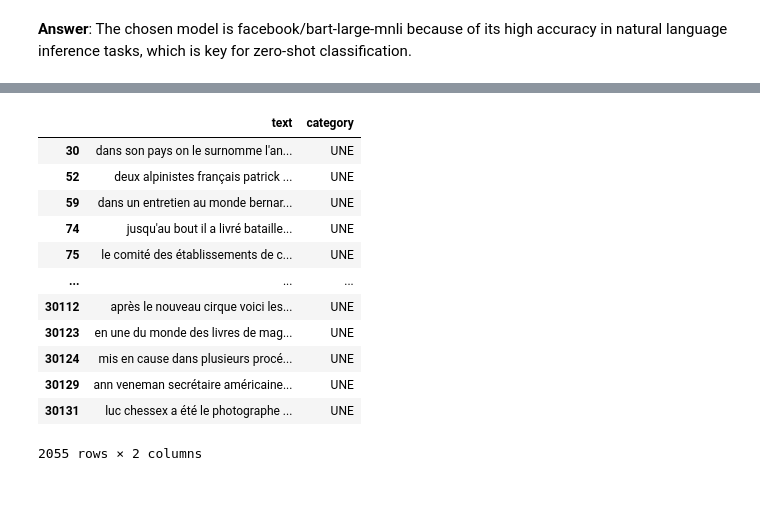
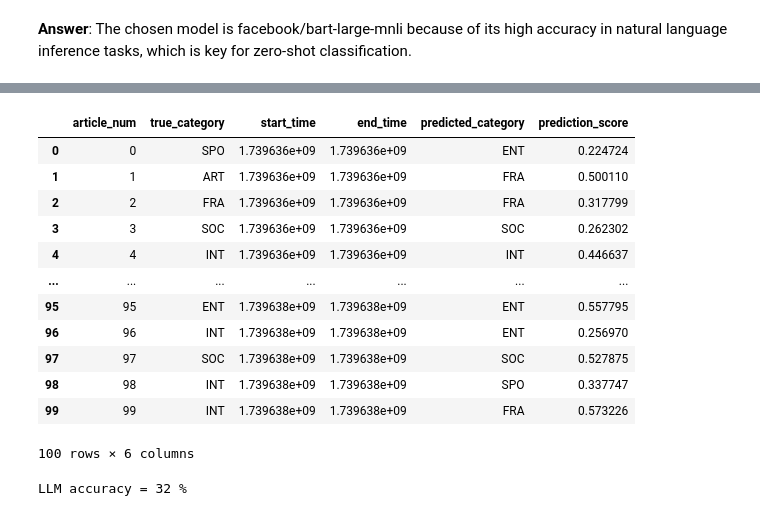
Before and after one commit to Kodro23/nlp-lab-text-classification, a Jupyter notebook: TextClassification_LeMonde.ipynb, the cells around one changed output, grey strips where cells are left out. Saved outputs shown, nothing was run; the diff lists cells and outputs as text; code cells hidden in the pictures.

```diff
--- a/TextClassification_LeMonde.ipynb
+++ b/TextClassification_LeMonde.ipynb
@@ -366,23 +342,50 @@ To enable the following instructions: AVX2 FMA, in other operations, rebuild Ten
 # %%
 mnli={}
+mnli["article_num"]=[]
+mnli["true_category"]=[]
+mnli["start_time"]=[]
+mnli["end_time"]=[]
+mnli["predicted_category"]=[]
+mnli["prediction_score"]=[]
 for i in range(100):
     mnli["article_num"].append(i)
-    mnli["category"].append(lemonde_sans_une.iloc[i]["category"])
+    mnli["true_category"].append(lemonde_sans_une.iloc[i]["category"])
     mnli["start_time"].append(time.time())
-start_time = time.time()
-result = classifier(article, candidate_labels)
-end_time = time.time()
+    result = classifier(lemonde_sans_une.iloc[i]["text"], candidate_labels)
+    mnli["end_time"].append(time.time())
+    mnli["predicted_category"].append(result['labels'][0])
+    mnli["prediction_score"].append(result['scores'][0])
-# %% [output]
-|  | text | category |
-| 30 | dans son pays on le surnomme l'an... | UNE |
-| 52 | deux alpinistes français patrick ... | UNE |
-| 59 | dans un entretien au monde bernar... | UNE |
-| 74 | jusqu'au bout il a livré bataille... | UNE |
-| 75 | le comité des établissements de c... | UNE |
-| ... | ... | ... |
-| 30112 | après le nouveau cirque voici les... | UNE |
-| 30123 | en une du monde des livres de mag... | UNE |
-| 30124 | mis en cause dans plusieurs procé... | UNE |
-| 30129 | ann veneman secrétaire américaine... | UNE |
-| 30131 | luc chessex a été le photographe ... | UNE |
-2055 rows × 2 columns
+# %%
+#Load predictions in dataset
+predictions_dataset=pd.DataFrame(mnli)
+#Format category into the original format
+replacement_dict = {'sport': "SPO",
+                    'art': "ART",
+                    'france': "FRA",
+                    'social': "SOC",
+                    'international': "INT",
+                    'entreprise':"ENT"
+                    }
+
+# Replace values
+predictions_dataset["predicted_category"] = predictions_dataset["predicted_category"].map(replacement_dict)
+predictions_dataset
+# %% [output]
+|  | article_num | true_category | start_time | end_time | predicted_category | prediction_score |
+| 0 | 0 | SPO | 1.739636e+09 | 1.739636e+09 | ENT | 0.224724 |
+| 1 | 1 | ART | 1.739636e+09 | 1.739636e+09 | FRA | 0.500110 |
+| 2 | 2 | FRA | 1.739636e+09 | 1.739636e+09 | FRA | 0.317799 |
+| 3 | 3 | SOC | 1.739636e+09 | 1.739636e+09 | SOC | 0.262302 |
+| 4 | 4 | INT | 1.739636e+09 | 1.739636e+09 | INT | 0.446637 |
+| ... | ... | ... | ... | ... | ... | ... |
+| 95 | 95 | ENT | 1.739638e+09 | 1.739638e+09 | ENT | 0.557795 |
+| 96 | 96 | INT | 1.739638e+09 | 1.739638e+09 | ENT | 0.256970 |
+| 97 | 97 | SOC | 1.739638e+09 | 1.739638e+09 | SOC | 0.527875 |
+| 98 | 98 | INT | 1.739638e+09 | 1.739638e+09 | SPO | 0.337747 |
+| 99 | 99 | INT | 1.739638e+09 | 1.739638e+09 | FRA | 0.573226 |
+100 rows × 6 columns
+# %%
+#Accuracy
+print ("LLM accuracy =",predictions_dataset[predictions_dataset["predicted_category"]==predictions_dataset["true_category"]].shape[0],"%")
+# %% [output]
+LLM accuracy = 32 %
```
Also changed, not shown: parts of 4 cells of this notebook.
